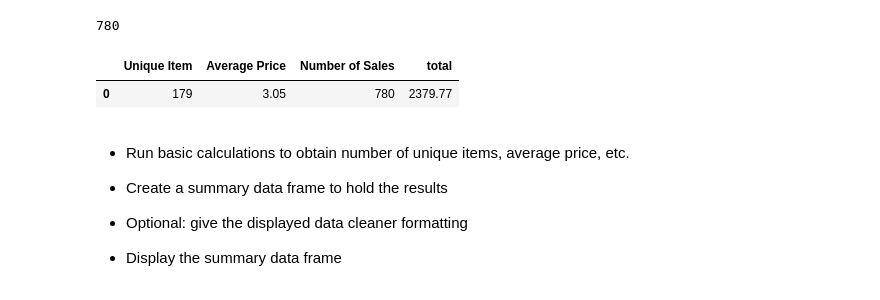
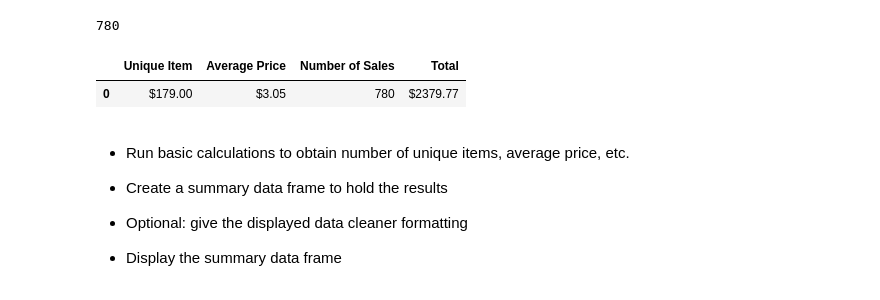
Before and after one commit to jungsik89/databootcamp-homework, a Jupyter notebook: Unit4-Panda/Instructions/HeroesOfPymoli/HerosOfPymoli_Final.ipynb, the cells around one changed output. Saved outputs shown, nothing was run; the diff lists cells and outputs as text; code cells hidden in the pictures.

```diff
--- a/Unit4-Panda/Instructions/HeroesOfPymoli/HerosOfPymoli_workingcopy.ipynb
+++ b/Unit4-Panda/Instructions/HeroesOfPymoli/HerosOfPymoli_Final.ipynb
@@ -129,13 +129,18 @@ dfsummary = pd.DataFrame({
     'Unique Item': [uniqueitem],
     'Average Price':[round(Meanie, 2)],
     'Number of Sales':[Countofsales],
-    'total':[Price]
+    'Total':[Price]
 })
-# %%
-dfsummary
-# %% [output]
-|  | Unique Item | Average Price | Number of Sales | total |
-| 0 | 179 | 3.05 | 780 | 2379.77 |
+# %%
+dfsummary["Unique Item"] = dfsummary["Unique Item"].map("${:.2f}".format)
+dfsummary["Average Price"] = dfsummary["Average Price"].map("${:.2f}".format)
+dfsummary["Total"] = dfsummary["Total"].map("${:.2f}".format)
+
+
+dfsummary
+# %% [output]
+|  | Unique Item | Average Price | Number of Sales | Total |
+| 0 | $179.00 | $3.05 | 780 | $2379.77 |
 # %% [markdown]
 * Run basic calculations to obtain number of unique items, average price, etc.
 
```
Also changed, not shown: parts of 7 cells of this notebook, 1 other file.
